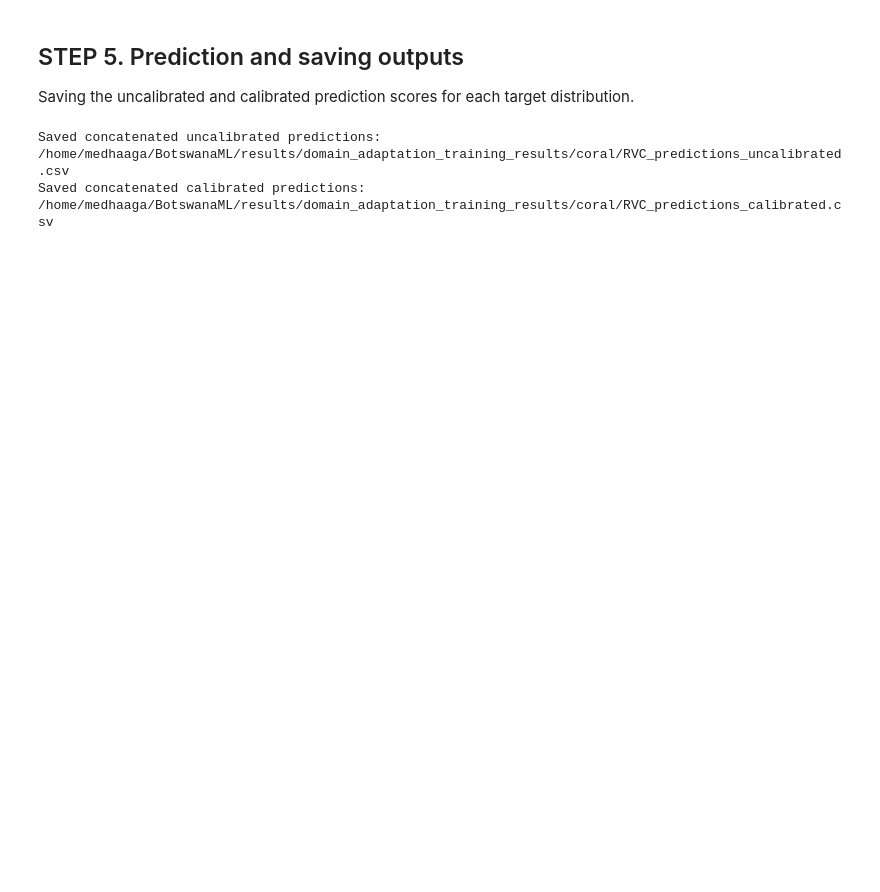
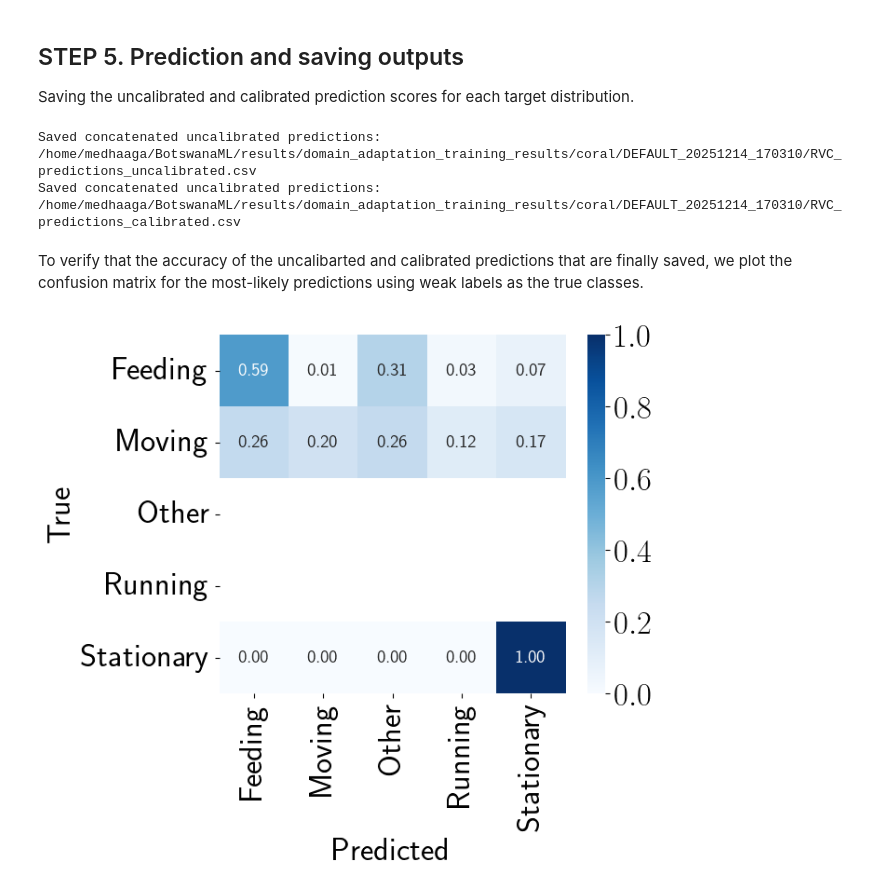
Before and after one commit to medhaaga/BotswanaML, a Jupyter notebook: notebooks/CORAL_model.ipynb, the cells around one changed output. Drawn from its saved outputs; the diff is of its cells as text; code cells hidden in the pictures; blank space fills up the shorter version.

```diff
--- a/notebooks/CORAL_model.ipynb
+++ b/notebooks/CORAL_model.ipynb
@@ -860,41 +832,43 @@ for i, dir_path in enumerate([dir1, dir2]):
 
 Saving the uncalibrated and calibrated prediction scores for each target distribution.
 # %%
-all_uncalibrated = []
-all_calibrated = []
-
-for i in range(2):
-    version = i + 2  # firmware major version
-
-    rvc_subset = RVC_df.loc[
-        RVC_df.firmware_major_version == version,
-        RVC_preprocessing_config['helper_cols']
-    ].reset_index(drop=True)
-
-    # Uncalibrated
-    uncal_df = pd.concat(
-        [rvc_subset, uncalibrated_predictions[i].reset_index(drop=True)],
-        axis=1
-    )
-    all_uncalibrated.append(uncal_df)
-
-    # Calibrated
-    cal_df = pd.concat(
-        [rvc_subset, calibrated_predictions[i].reset_index(drop=True)],
-        axis=1
-    )
-    all_calibrated.append(cal_df)
-
-final_uncalibrated = pd.concat(all_uncalibrated, axis=0).reset_index(drop=True).sort_values(by=['animal_id', 'UTC time [yyyy-mm-dd HH:MM:SS]']).reset_index(drop=True)
-final_calibrated = pd.concat(all_calibrated, axis=0).reset_index(drop=True).sort_values(by=['animal_id', 'UTC time [yyyy-mm-dd HH:MM:SS]']).reset_index(drop=True)
-
+uncalibrated_predictions['behavior_pred'] = (uncalibrated_predictions[label_encoder.classes_].values.argmax(axis=1))
+uncalibrated_predictions['behavior_pred'] = label_encoder.inverse_transform(uncalibrated_predictions['behavior_pred'])
 uncal_path = os.path.join(os.path.dirname(dir1), 'RVC_predictions_uncalibrated.csv')
-final_uncalibrated.to_csv(uncal_path, index=False)
+uncalibrated_predictions.to_csv(uncal_path, index=False)
 print(f"Saved concatenated uncalibrated predictions: {uncal_path}")
 
+calibrated_predictions['behavior_pred'] = (calibrated_predictions[label_encoder.classes_].values.argmax(axis=1))
+calibrated_predictions['behavior_pred'] = label_encoder.inverse_transform(calibrated_predictions['behavior_pred'])
 cal_path = os.path.join(os.path.dirname(dir1), 'RVC_predictions_calibrated.csv')
-final_calibrated.to_csv(cal_path, index=False)
-print(f"Saved concatenated calibrated predictions: {cal_path}")
+calibrated_predictions.to_csv(cal_path, index=False)
+print(f"Saved concatenated uncalibrated predictions: {cal_path}")
 # %% [output]
-Saved concatenated uncalibrated predictions: /home/medhaaga/BotswanaML/results/domain_adaptation_training_results/coral/RVC_predictions_uncalibrated.csv
-Saved concatenated calibrated predictions: /home/medhaaga/BotswanaML/results/domain_adaptation_training_results/coral/RVC_predictions_calibrated.csv
+Saved concatenated uncalibrated predictions: /home/medhaaga/BotswanaML/results/domain_adaptation_training_results/coral/DEFAULT_20251214_170310/RVC_predictions_uncalibrated.csv
+Saved concatenated uncalibrated predictions: /home/medhaaga/BotswanaML/results/domain_adaptation_training_results/coral/DEFAULT_20251214_170310/RVC_predictions_calibrated.csv
+# %% [markdown]
+To verify that the accuracy of the uncalibarted and calibrated predictions that are finally saved, we plot the confusion matrix for the most-likely predictions using weak labels as the true classes.
+# %%
+uncalibrated_predictions = uncalibrated_predictions.dropna(subset=['behavior']).copy()
+cm = confusion_matrix(
+    uncalibrated_predictions['behavior'],
+    uncalibrated_predictions['behavior_pred'],
+    labels=label_encoder.classes_
+)
+cm_norm = cm.astype(float) / cm.sum(axis=1, keepdims=True)
+plt.figure(figsize=(6, 5))
+sns.heatmap(
+    cm_norm,
+    annot=True,
+    fmt=".2f",
+    cmap="Blues",
+    xticklabels=label_encoder.classes_,
+    yticklabels=label_encoder.classes_,
+    vmin=0, vmax=1,
+    annot_kws={"size": 14}
+)
+plt.xlabel("Predicted")
+plt.ylabel("True")
+plt.show()
+# %% [output]
+[figure, added]
```
Also changed, not shown: parts of 16 cells of this notebook, 3 other files.
